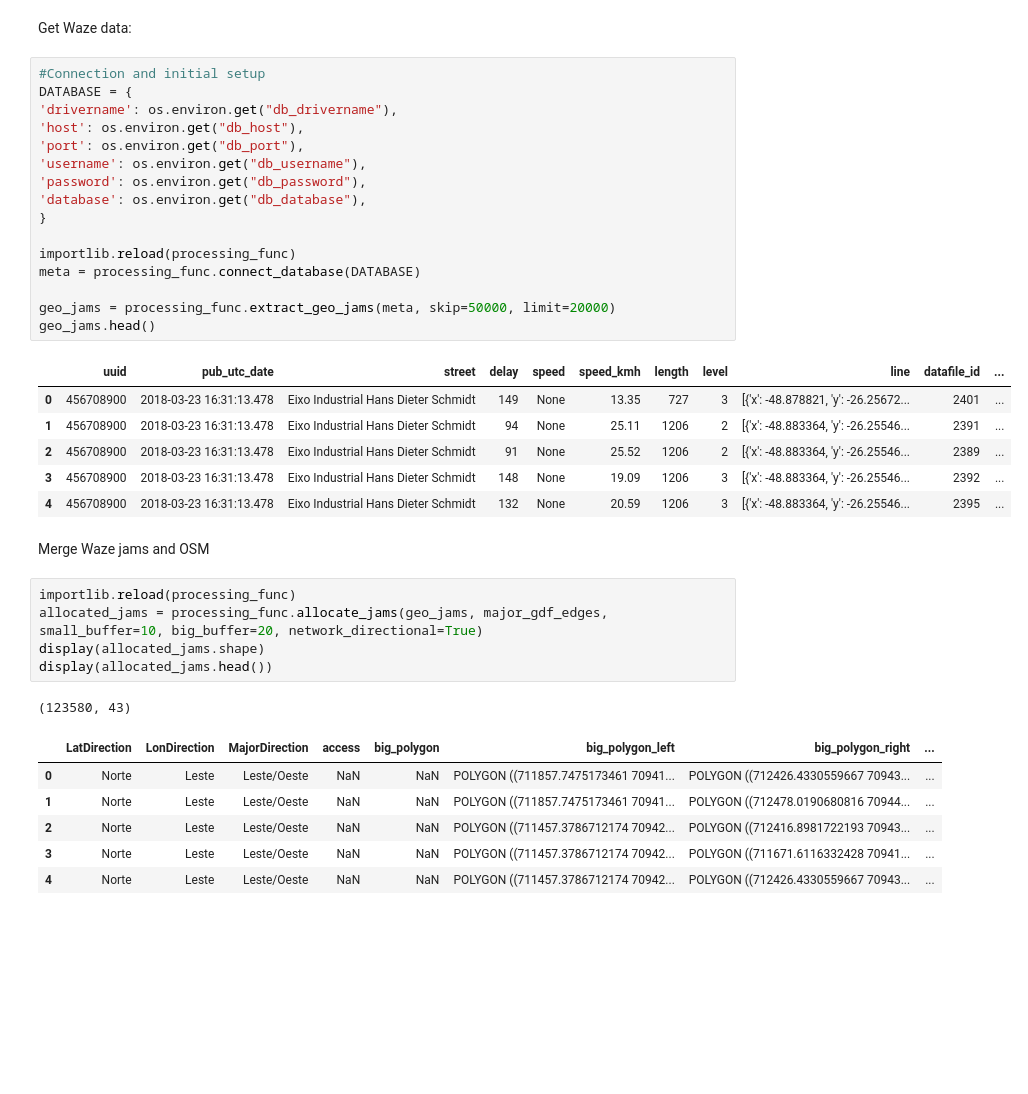
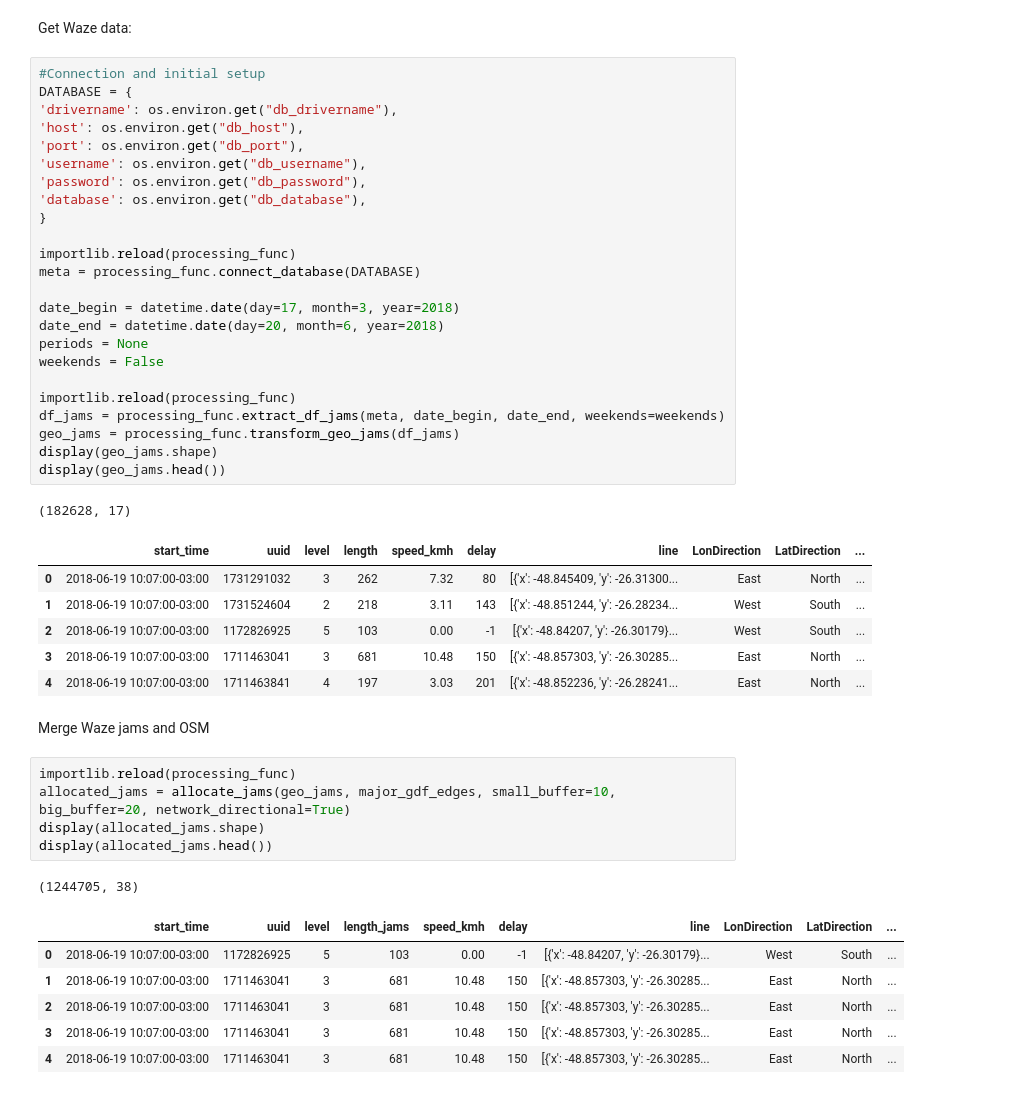
Before and after one commit to pmj-sepud/Joinville-Smart-Mobility, a Jupyter notebook: notebooks/reports/201804-GabrielBogo_BuildTrafficNetwork.ipynb, the cells around one changed output. Drawn from its saved outputs; the diff is of its cells as text; blank space fills up the shorter version.

```diff
--- a/notebooks/reports/201804-GabrielBogo_BuildTrafficNetwork.ipynb
+++ b/notebooks/reports/201804-GabrielBogo_BuildTrafficNetwork.ipynb
@@ -128,38 +130,47 @@ Get Waze data:
 # %%
 #Connection and initial setup
 DATABASE = {
 'drivername': os.environ.get("db_drivername"),
 'host': os.environ.get("db_host"),
 'port': os.environ.get("db_port"),
 'username': os.environ.get("db_username"),
 'password': os.environ.get("db_password"),
 'database': os.environ.get("db_database"),
 }
 
 importlib.reload(processing_func)
 meta = processing_func.connect_database(DATABASE)
 
-geo_jams = processing_func.extract_geo_jams(meta, skip=50000, limit=20000)
-geo_jams.head()
+date_begin = datetime.date(day=17, month=3, year=2018)
+date_end = datetime.date(day=20, month=6, year=2018)
+periods = None
+weekends = False
+
+importlib.reload(processing_func)
+df_jams = processing_func.extract_df_jams(meta, date_begin, date_end, weekends=weekends)
+geo_jams = processing_func.transform_geo_jams(df_jams)
+display(geo_jams.shape)
+display(geo_jams.head())
 # %% [output]
+(182628, 17)
-|  | uuid | pub_utc_date | street | delay | speed | speed_kmh | length | level | line | datafile_id | ... |
-| 0 | 456708900 | 2018-03-23 16:31:13.478 | Eixo Industrial Hans Dieter Schmidt | 149 | None | 13.35 | 727 | 3 | [{'x': -48.878821, 'y': -26.25672... | 2401 | ... |
-| 1 | 456708900 | 2018-03-23 16:31:13.478 | Eixo Industrial Hans Dieter Schmidt | 94 | None | 25.11 | 1206 | 2 | [{'x': -48.883364, 'y': -26.25546... | 2391 | ... |
-| 2 | 456708900 | 2018-03-23 16:31:13.478 | Eixo Industrial Hans Dieter Schmidt | 91 | None | 25.52 | 1206 | 2 | [{'x': -48.883364, 'y': -26.25546... | 2389 | ... |
-| 3 | 456708900 | 2018-03-23 16:31:13.478 | Eixo Industrial Hans Dieter Schmidt | 148 | None | 19.09 | 1206 | 3 | [{'x': -48.883364, 'y': -26.25546... | 2392 | ... |
-| 4 | 456708900 | 2018-03-23 16:31:13.478 | Eixo Industrial Hans Dieter Schmidt | 132 | None | 20.59 | 1206 | 3 | [{'x': -48.883364, 'y': -26.25546... | 2395 | ... |
+|  | start_time | uuid | level | length | speed_kmh | delay | line | LonDirection | LatDirection | ... |
+| 0 | 2018-06-19 10:07:00-03:00 | 1731291032 | 3 | 262 | 7.32 | 80 | [{'x': -48.845409, 'y': -26.31300... | East | North | ... |
+| 1 | 2018-06-19 10:07:00-03:00 | 1731524604 | 2 | 218 | 3.11 | 143 | [{'x': -48.851244, 'y': -26.28234... | West | South | ... |
+| 2 | 2018-06-19 10:07:00-03:00 | 1172826925 | 5 | 103 | 0.00 | -1 | [{'x': -48.84207, 'y': -26.30179}... | West | South | ... |
+| 3 | 2018-06-19 10:07:00-03:00 | 1711463041 | 3 | 681 | 10.48 | 150 | [{'x': -48.857303, 'y': -26.30285... | East | North | ... |
+| 4 | 2018-06-19 10:07:00-03:00 | 1711463841 | 4 | 197 | 3.03 | 201 | [{'x': -48.852236, 'y': -26.28241... | East | North | ... |
 # %% [markdown]
 Merge Waze jams and OSM
 # %%
 importlib.reload(processing_func)
-allocated_jams = processing_func.allocate_jams(geo_jams, major_gdf_edges, small_buffer=10, big_buffer=20, network_directional=True)
+allocated_jams = allocate_jams(geo_jams, major_gdf_edges, small_buffer=10, big_buffer=20, network_directional=True)
 display(allocated_jams.shape)
 display(allocated_jams.head())
 # %% [output]
-(123580, 43)
+(1244705, 38)
-|  | LatDirection | LonDirection | MajorDirection | access | big_polygon | big_polygon_left | big_polygon_right | ... |
-| 0 | Norte | Leste | Leste/Oeste | NaN | NaN | POLYGON ((711857.7475173461 70941... | POLYGON ((712426.4330559667 70943... | ... |
-| 1 | Norte | Leste | Leste/Oeste | NaN | NaN | POLYGON ((711857.7475173461 70941... | POLYGON ((712478.0190680816 70944... | ... |
-| 2 | Norte | Leste | Leste/Oeste | NaN | NaN | POLYGON ((711457.3786712174 70942... | POLYGON ((712416.8981722193 70943... | ... |
-| 3 | Norte | Leste | Leste/Oeste | NaN | NaN | POLYGON ((711457.3786712174 70942... | POLYGON ((711671.6116332428 70941... | ... |
-| 4 | Norte | Leste | Leste/Oeste | NaN | NaN | POLYGON ((711457.3786712174 70942... | POLYGON ((712426.4330559667 70943... | ... |
+|  | start_time | uuid | level | length_jams | speed_kmh | delay | line | LonDirection | LatDirection | ... |
+| 0 | 2018-06-19 10:07:00-03:00 | 1172826925 | 5 | 103 | 0.00 | -1 | [{'x': -48.84207, 'y': -26.30179}... | West | South | ... |
+| 1 | 2018-06-19 10:07:00-03:00 | 1711463041 | 3 | 681 | 10.48 | 150 | [{'x': -48.857303, 'y': -26.30285... | East | North | ... |
+| 2 | 2018-06-19 10:07:00-03:00 | 1711463041 | 3 | 681 | 10.48 | 150 | [{'x': -48.857303, 'y': -26.30285... | East | North | ... |
+| 3 | 2018-06-19 10:07:00-03:00 | 1711463041 | 3 | 681 | 10.48 | 150 | [{'x': -48.857303, 'y': -26.30285... | East | North | ... |
+| 4 | 2018-06-19 10:07:00-03:00 | 1711463041 | 3 | 681 | 10.48 | 150 | [{'x': -48.857303, 'y': -26.30285... | East | North | ... |
```
Also changed, not shown: parts of 11 cells of this notebook, 10 other files.
